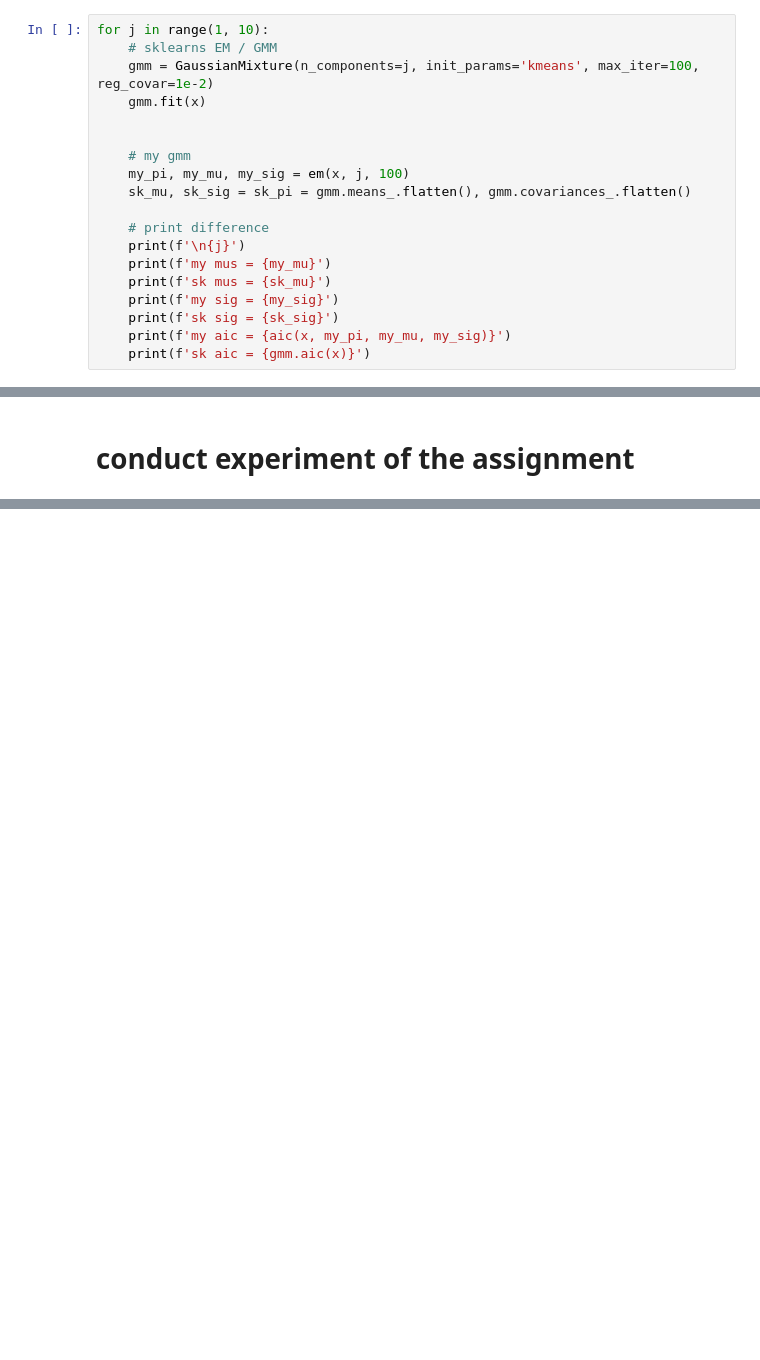
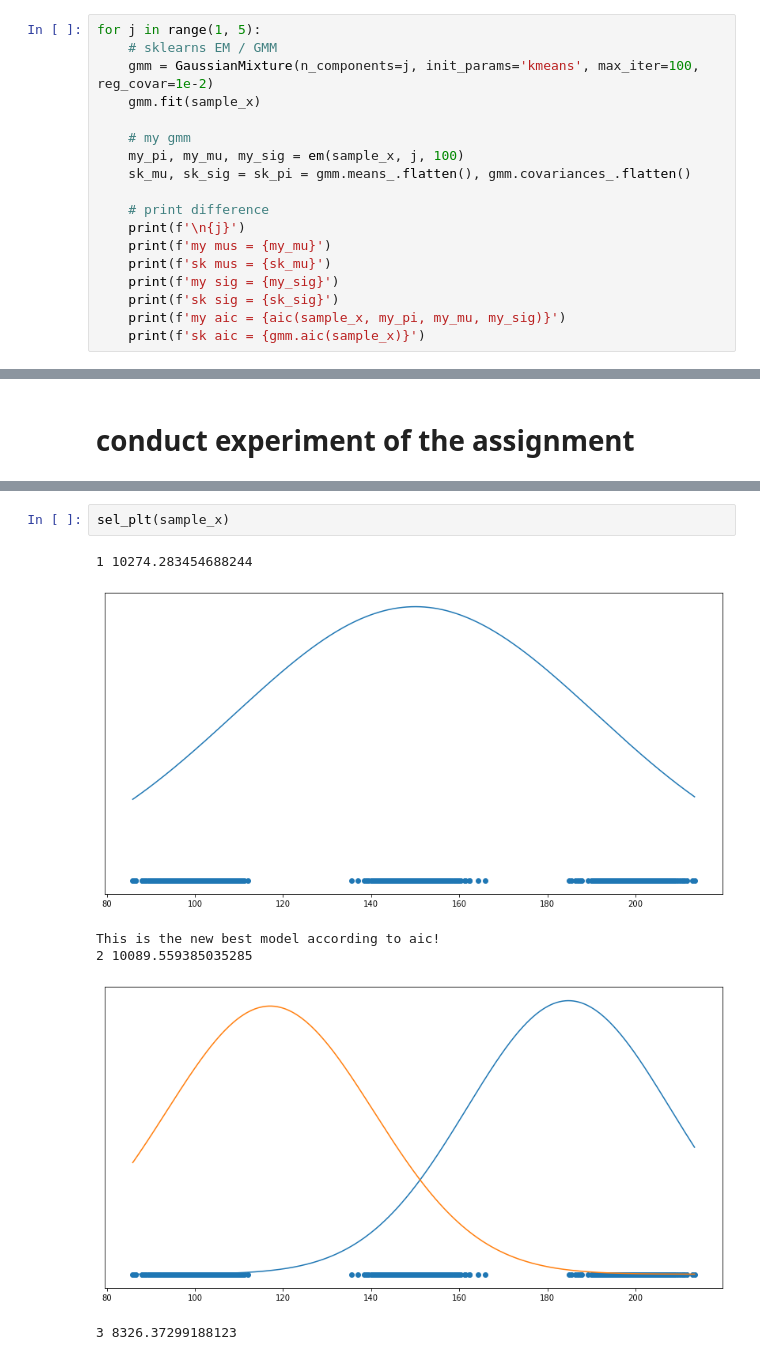
Before and after one commit to larsaars/machine_learning_tests, a Jupyter notebook: assignment_6_1/em.ipynb, the cells around one changed output, grey strips where cells are left out. Drawn from its saved outputs; the diff is of its cells as text; blank space fills up the shorter version.

```diff
--- a/assignment_6_1/em.ipynb
+++ b/assignment_6_1/em.ipynb
@@ -219,12 +230,11 @@ def aic(data, mixing_coefficent, mean, variance):
 # %%
-for j in range(1, 10):
+for j in range(1, 5):
     # sklearns EM / GMM
     gmm = GaussianMixture(n_components=j, init_params='kmeans', max_iter=100, reg_covar=1e-2)
-    gmm.fit(x)
-
+    gmm.fit(sample_x)
 
     # my gmm
-    my_pi, my_mu, my_sig = em(x, j, 100)
+    my_pi, my_mu, my_sig = em(sample_x, j, 100)
     sk_mu, sk_sig = sk_pi = gmm.means_.flatten(), gmm.covariances_.flatten()
 
     # print difference
@@ -233,7 +243,7 @@ for j in range(1, 10):
     print(f'sk mus = {sk_mu}')
     print(f'my sig = {my_sig}')
     print(f'sk sig = {sk_sig}')
-    print(f'my aic = {aic(x, my_pi, my_mu, my_sig)}')
-    print(f'sk aic = {gmm.aic(x)}')
+    print(f'my aic = {aic(sample_x, my_pi, my_mu, my_sig)}')
+    print(f'sk aic = {gmm.aic(sample_x)}')
 # %% [output]
 1
@@ -259,0 +323,9 @@ sk aic = 2200.3766424400637
+# %%
+sel_plt(sample_x)
+# %% [output]
+1 10274.283454688244
+[figure, added]
+This is the new best model according to aic!
+2 10089.559385035285
+[figure, added]
+3 8326.37299188123
```
Also changed, not shown: parts of 12 cells of this notebook.
